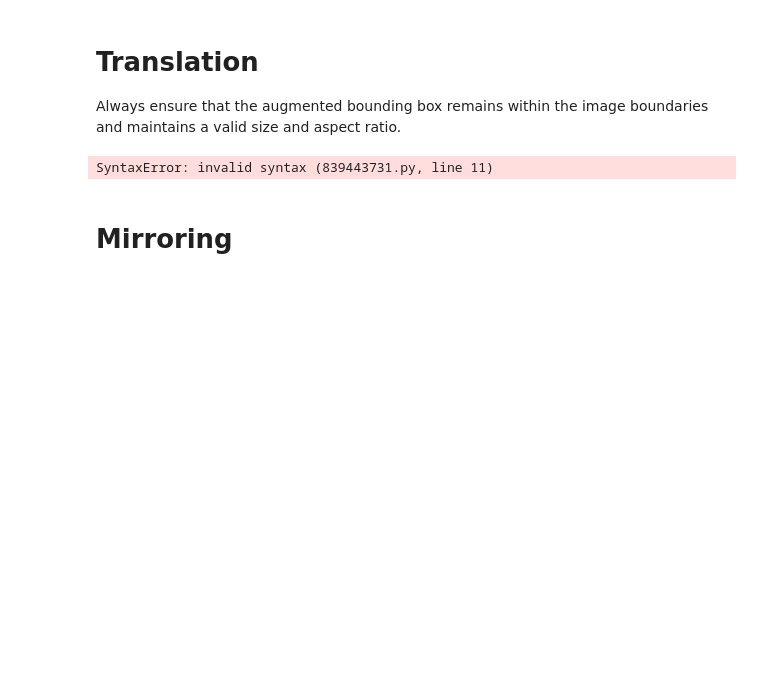
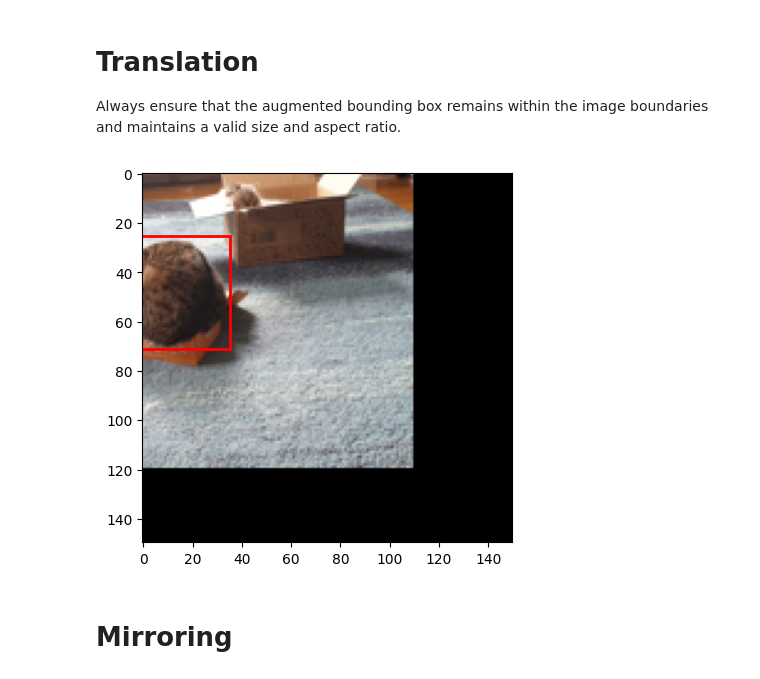
Before and after one commit to Danneftw1/Deep-Learning, a Jupyter notebook: notebooks/vecka 3/Data augmentation exercise.ipynb, the cells around one changed output. Saved outputs shown, nothing was run; the diff lists cells and outputs as text; code cells hidden in the pictures; blank space fills up the shorter version.

```diff
--- a/notebooks/vecka 3/Data augmentation exercise.ipynb
+++ b/notebooks/vecka 3/Data augmentation exercise.ipynb
@@ -45,29 +45,29 @@ Always ensure that the augmented bounding box remains within the image boundarie
 # %%
 def translate_image_and_bbox(image, bbox, dx, dy):
     # Translate the image
     translated_image = image.transform(
         image.size,
         Image.AFFINE,
         (1, 0, dx, 0, 1, dy),
         resample=Image.BICUBIC, fill=1)
 
     # Adjust the bounding box
     x_min, y_min, width, height = bbox
-    new_x_min =
-    new_y_min =
-    new_width =
-    new_height =
+    new_x_min = -10
+    new_y_min = 25
+    new_width = 45
+    new_height = 46
 
     translated_bbox = [new_x_min, new_y_min, new_width, new_height]
 
 
     return translated_image, translated_bbox
 
 dx, dy = 40, 30  # Translation values
 translated_image, translated_bbox = translate_image_and_bbox(image, bbox, dx, dy)
 visualize_image_and_bbox(translated_image, translated_bbox)
 # %% [output]
-SyntaxError: invalid syntax (839443731.py, line 11)
+[figure, added]
 # %% [markdown]
 # Mirroring
 # %%
```
Also changed, not shown: parts of 4 cells of this notebook.
